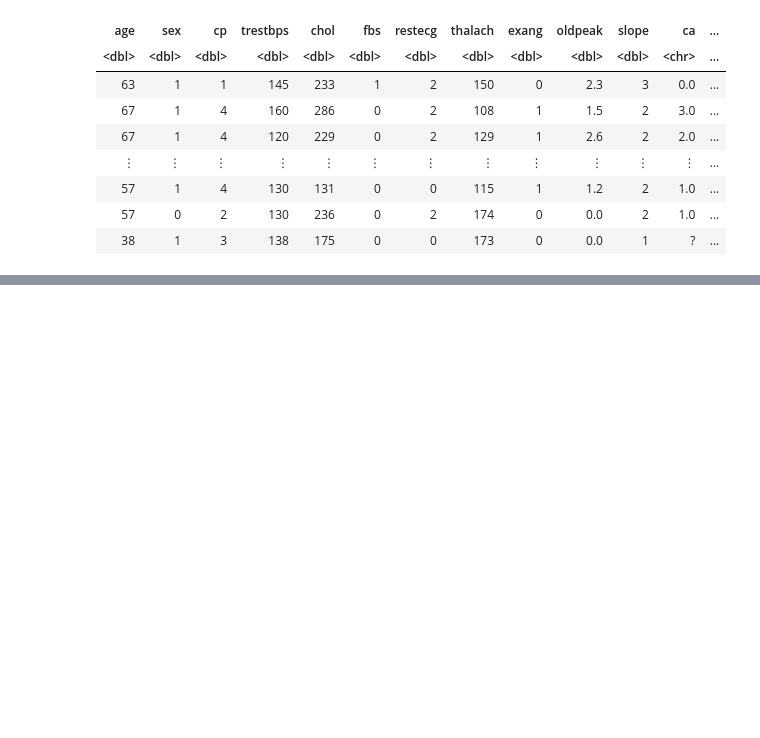
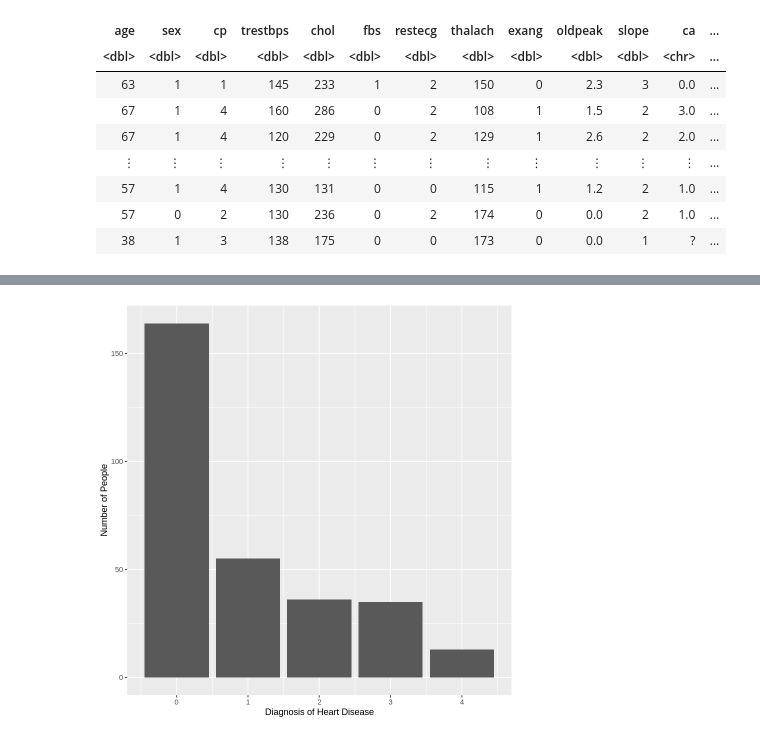
Before and after one commit to CameronGeisler/dsci-project, a Jupyter notebook: proposal2.ipynb, the cells around one changed output, grey strips where cells are left out. Cells and saved outputs as stored; diff of their text form; code cells hidden in the pictures; blank space fills up the shorter version.

```diff
--- a/proposal2.ipynb
+++ b/proposal2.ipynb
@@ -120 +128,8 @@ A tibble: 303 × 4
+# %%
+ggplot(data, aes(x = num)) +
+    geom_bar() +
+    xlab("Diagnosis of Heart Disease") +
+    ylab("Number of People")
+# %% [output]
+[figure, added]
 # %%
```
Also changed, not shown: parts of 11 cells of this notebook.
